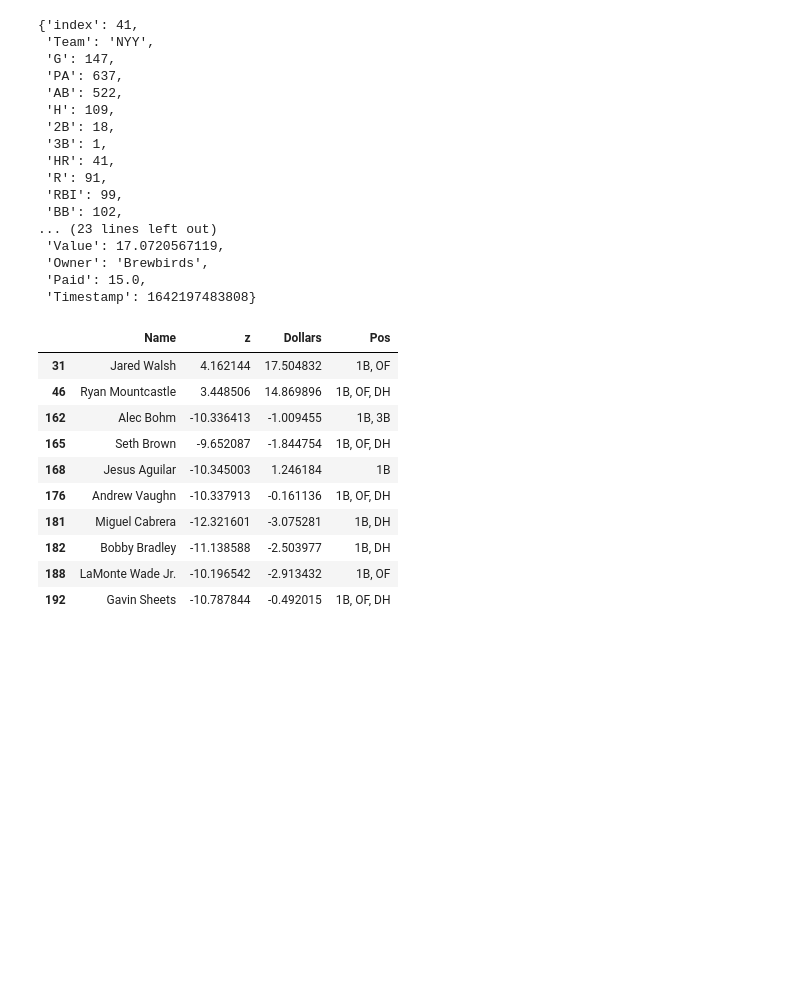
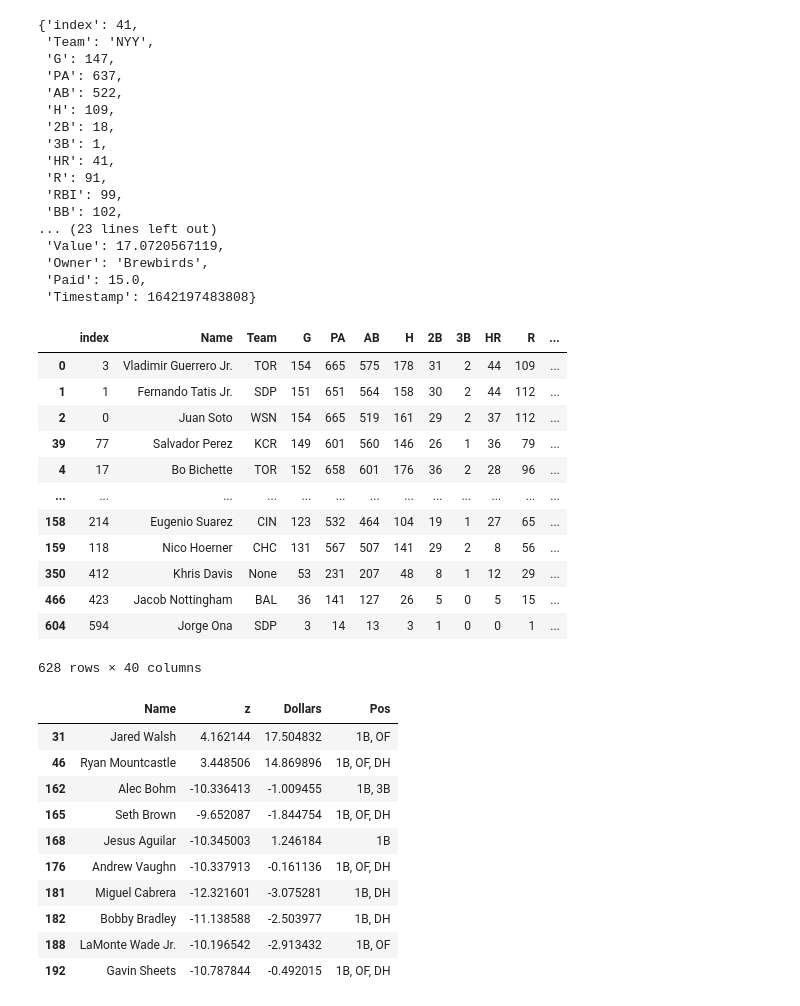
Before and after one commit to haueter19/baseball, a Jupyter notebook: Fantasy Work.ipynb, the cells around one changed output. Saved outputs shown, nothing was run; the diff lists cells and outputs as text; code cells hidden in the pictures; blank space fills up the shorter version.

```diff
--- a/Fantasy Work.ipynb
+++ b/Fantasy Work.ipynb
@@ -522,6 +523,22 @@ j['Joey Gallo']
  'Owner': 'Brewbirds',
  'Paid': 15.0,
  'Timestamp': 1642197483808}
+# %%
+h.sort_values('z', ascending=False)
+# %% [output]
+|  | index | Name | Team | G | PA | AB | H | 2B | 3B | HR | R | ... |
+| 0 | 3 | Vladimir Guerrero Jr. | TOR | 154 | 665 | 575 | 178 | 31 | 2 | 44 | 109 | ... |
+| 1 | 1 | Fernando Tatis Jr. | SDP | 151 | 651 | 564 | 158 | 30 | 2 | 44 | 112 | ... |
+| 2 | 0 | Juan Soto | WSN | 154 | 665 | 519 | 161 | 29 | 2 | 37 | 112 | ... |
+| 39 | 77 | Salvador Perez | KCR | 149 | 601 | 560 | 146 | 26 | 1 | 36 | 79 | ... |
+| 4 | 17 | Bo Bichette | TOR | 152 | 658 | 601 | 176 | 36 | 2 | 28 | 96 | ... |
+| ... | ... | ... | ... | ... | ... | ... | ... | ... | ... | ... | ... | ... |
+| 158 | 214 | Eugenio Suarez | CIN | 123 | 532 | 464 | 104 | 19 | 1 | 27 | 65 | ... |
+| 159 | 118 | Nico Hoerner | CHC | 131 | 567 | 507 | 141 | 29 | 2 | 8 | 56 | ... |
+| 350 | 412 | Khris Davis | None | 53 | 231 | 207 | 48 | 8 | 1 | 12 | 29 | ... |
+| 466 | 423 | Jacob Nottingham | BAL | 36 | 141 | 127 | 26 | 5 | 0 | 5 | 15 | ... |
+| 604 | 594 | Jorge Ona | SDP | 3 | 14 | 13 | 3 | 1 | 0 | 0 | 1 | ... |
+628 rows × 40 columns
 # %%
 mask = (h['Owner'].isna()) & (h['Primary_Pos']=='1B')
 h[mask][['Name', 'z', 'Dollars', 'Pos']].head(10)
```
Also changed, not shown: parts of 12 cells of this notebook, 2 other files.
